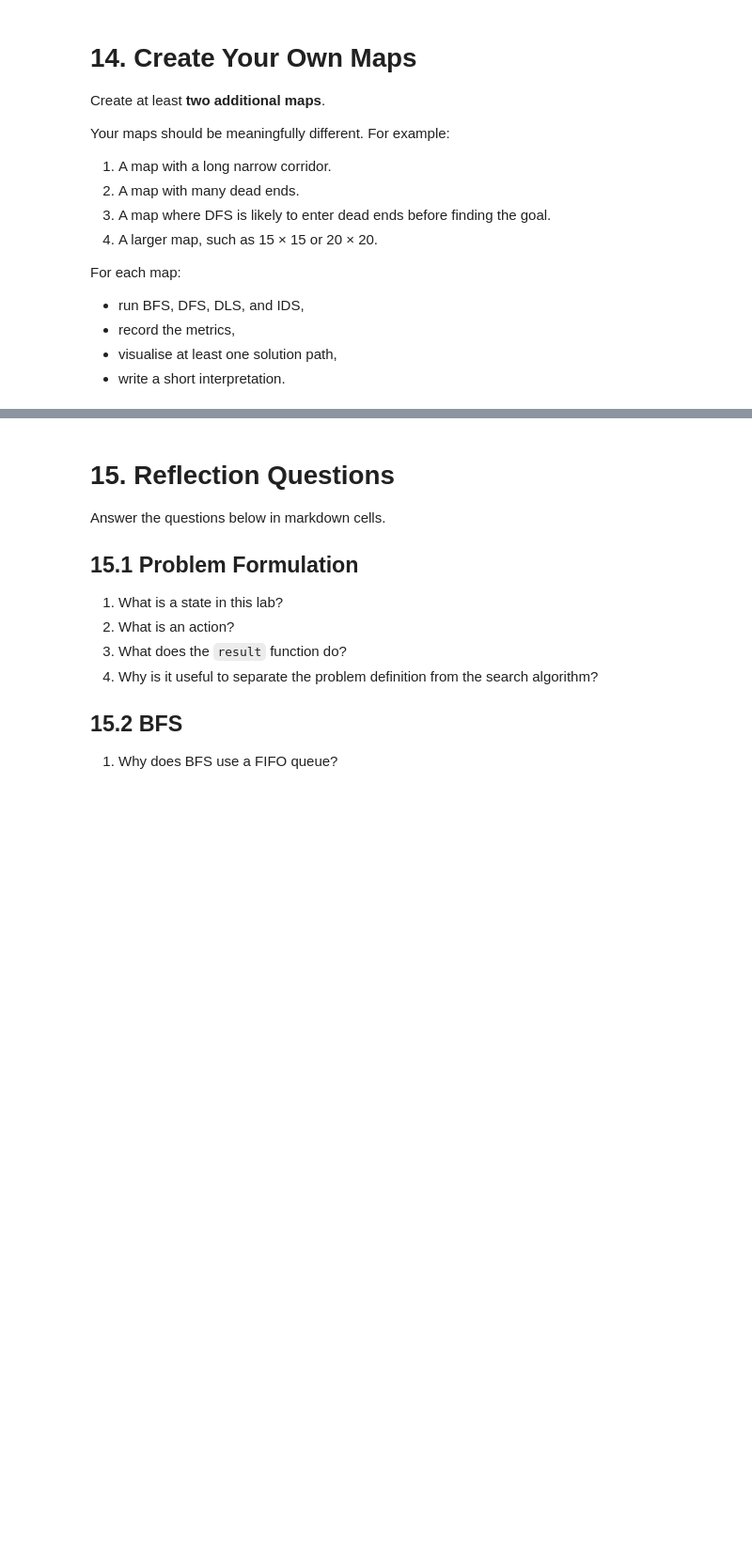
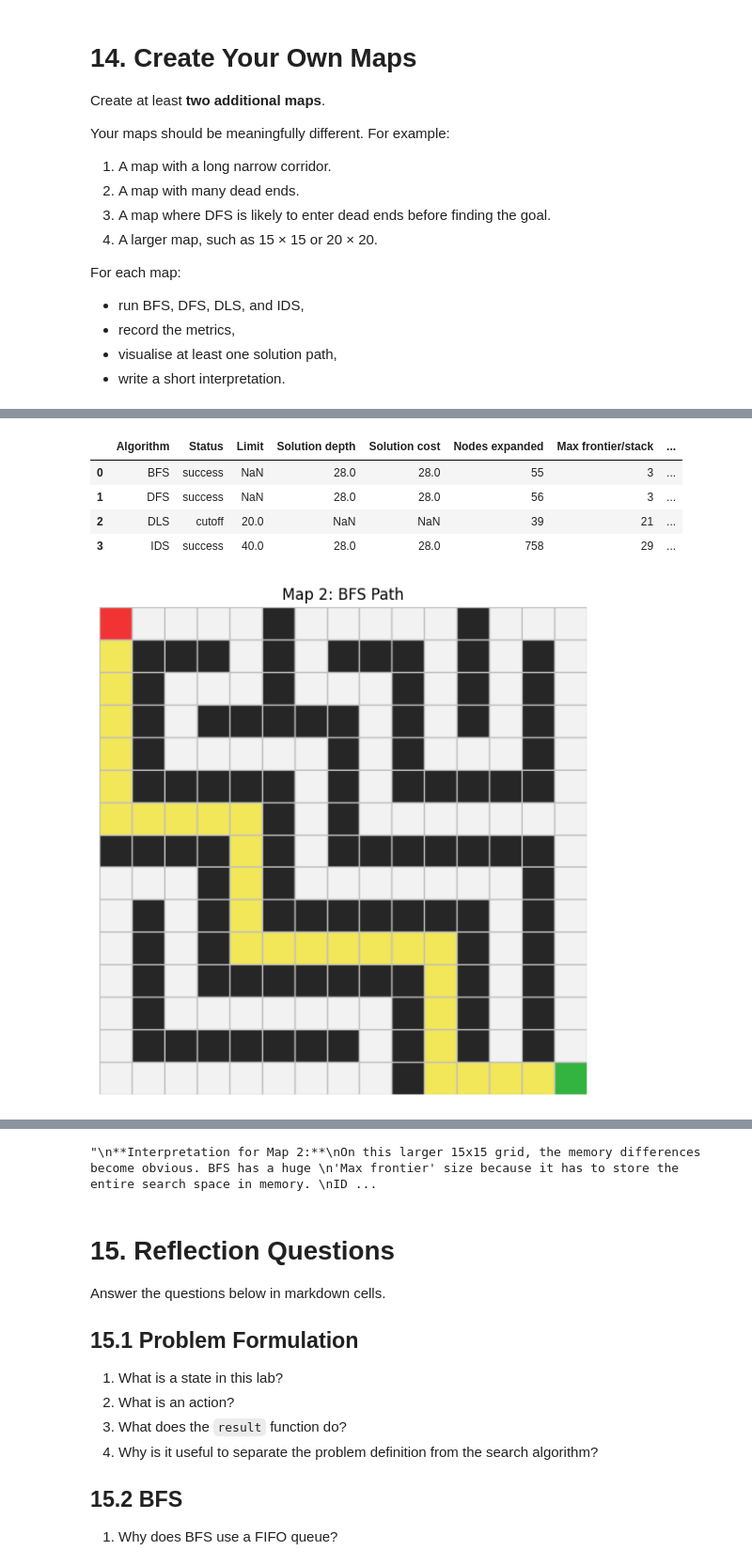
Before and after one commit to Mike-Jagger/intro-to-ai-lab-1, a Jupyter notebook: Gerard Ledoux_Mendjemo Ngangom_Lab_1A.ipynb, the cells around one changed output, grey strips where cells are left out. Shown at 94% size. Drawn from its saved outputs; the diff is of its cells as text; code cells hidden in the pictures; blank space fills up the shorter version.

```diff
--- a/Gerard Ledoux_Mendjemo Ngangom_Lab_1A.ipynb
+++ b/Gerard Ledoux_Mendjemo Ngangom_Lab_1A.ipynb
@@ -1033,20 +1235,63 @@ custom_goal_1 = None
 # %%
 # TODO 11:
 # Create your second custom map here.
 
 custom_grid_2 = [
     # Replace this with your own grid.
+    [0,0,0,0,0,1,0,0,0,0,0,1,0,0,0],
+    [0,1,1,1,0,1,0,1,1,1,0,1,0,1,0],
+    [0,1,0,0,0,1,0,0,0,1,0,1,0,1,0],
+    [0,1,0,1,1,1,1,1,0,1,0,1,0,1,0],
+    [0,1,0,0,0,0,0,1,0,1,0,0,0,1,0],
+    [0,1,1,1,1,1,0,1,0,1,1,1,1,1,0],
+    [0,0,0,0,0,1,0,1,0,0,0,0,0,0,0],
+    [1,1,1,1,0,1,0,1,1,1,1,1,1,1,0],
+    [0,0,0,1,0,1,0,0,0,0,0,0,0,1,0],
+    [0,1,0,1,0,1,1,1,1,1,1,1,0,1,0],
+    [0,1,0,1,0,0,0,0,0,0,0,1,0,1,0],
+    [0,1,0,1,1,1,1,1,1,1,0,1,0,1,0],
+    [0,1,0,0,0,0,0,0,0,1,0,1,0,1,0],
+    [0,1,1,1,1,1,1,1,0,1,0,1,0,1,0],
+    [0,0,0,0,0,0,0,0,0,1,0,0,0,0,0]
 ]
 
-custom_start_2 = None
-custom_goal_2 = None
+custom_start_2 = (0, 0)
+custom_goal_2 = (14, 14)
 
 # Example after completing:
-# custom_problem_2 = GridProblem(custom_grid_2, custom_start_2, custom_goal_2)
-# custom_results_2 = [
-#     bfs.search(custom_problem_2),
-#     dfs.search(custom_problem_2),
-#     dls.search(custom_problem_2, limit=20),
-#     ids.search(custom_problem_2, max_depth=40),
-# ]
+custom_problem_2 = GridProblem(custom_grid_2, custom_start_2, custom_goal_2)
+custom_results_2 = [
+    bfs.search(custom_problem_2),
+    dfs.search(custom_problem_2),
+    dls.search(custom_problem_2, limit=20),
+    ids.search(custom_problem_2, max_depth=40),
+]
+
 # show_results(custom_results_2)
+display(show_results(custom_results_2))
+
+# Visualise the paths
+plot_path(custom_grid_2,
+          custom_start_2,
+          custom_goal_2,
+          path=custom_results_2[0].path, title="Map 2: BFS Path")
+
+plot_path(custom_grid_2,
+          custom_start_2,
+          custom_goal_2,
+          path=custom_results_2[3].path, title="Map 2: IDS Path")
+
+"""
+**Interpretation for Map 2:**
+On this larger 15x15 grid, the memory differences become obvious. BFS has a huge
+'Max frontier' size because it has to store the entire search space in memory.
+IDS, on the other hand, finds the exact same optimal path as BFS but keeps its
+maximum stack size very low, definnitely proving that it is more memory-efficient on larger maps.
+"""
+# %% [output]
+|  | Algorithm | Status | Limit | Solution depth | Solution cost | Nodes expanded | Max frontier/stack | ... |
+| 0 | BFS | success | NaN | 28.0 | 28.0 | 55 | 3 | ... |
+| 1 | DFS | success | NaN | 28.0 | 28.0 | 56 | 3 | ... |
+| 2 | DLS | cutoff | 20.0 | NaN | NaN | 39 | 21 | ... |
+| 3 | IDS | success | 40.0 | 28.0 | 28.0 | 758 | 29 | ... |
+[figure, added]
@@ -1053,3 +1299,4 @@ custom_goal_2 = None
+"\n**Interpretation for Map 2:**\nOn this larger 15x15 grid, the memory differences become obvious. BFS has a huge \n'Max frontier' size because it has to store the entire search space in memory. \nID ...
 # %% [markdown]
 # 15. Reflection Questions
 
```
Also changed, not shown: parts of 12 cells of this notebook.
